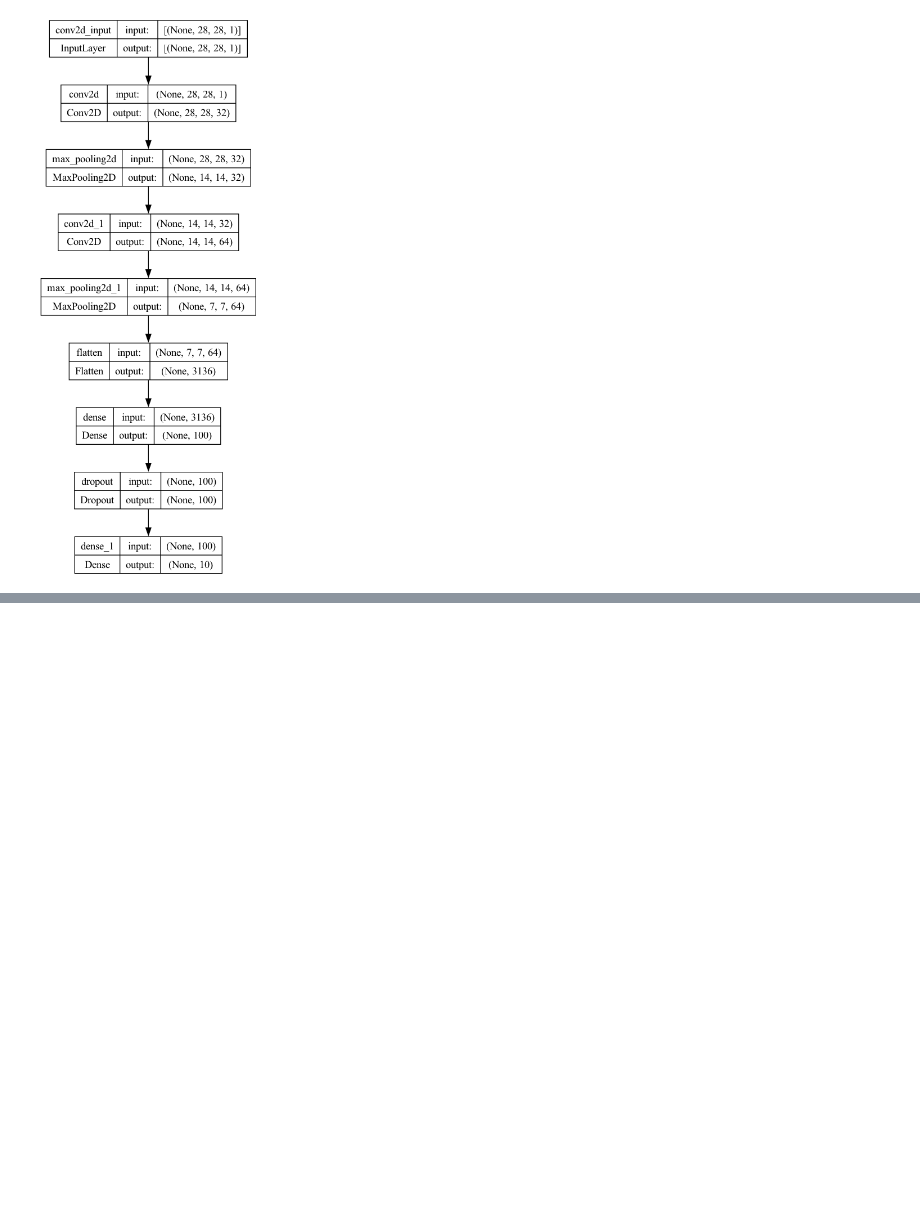
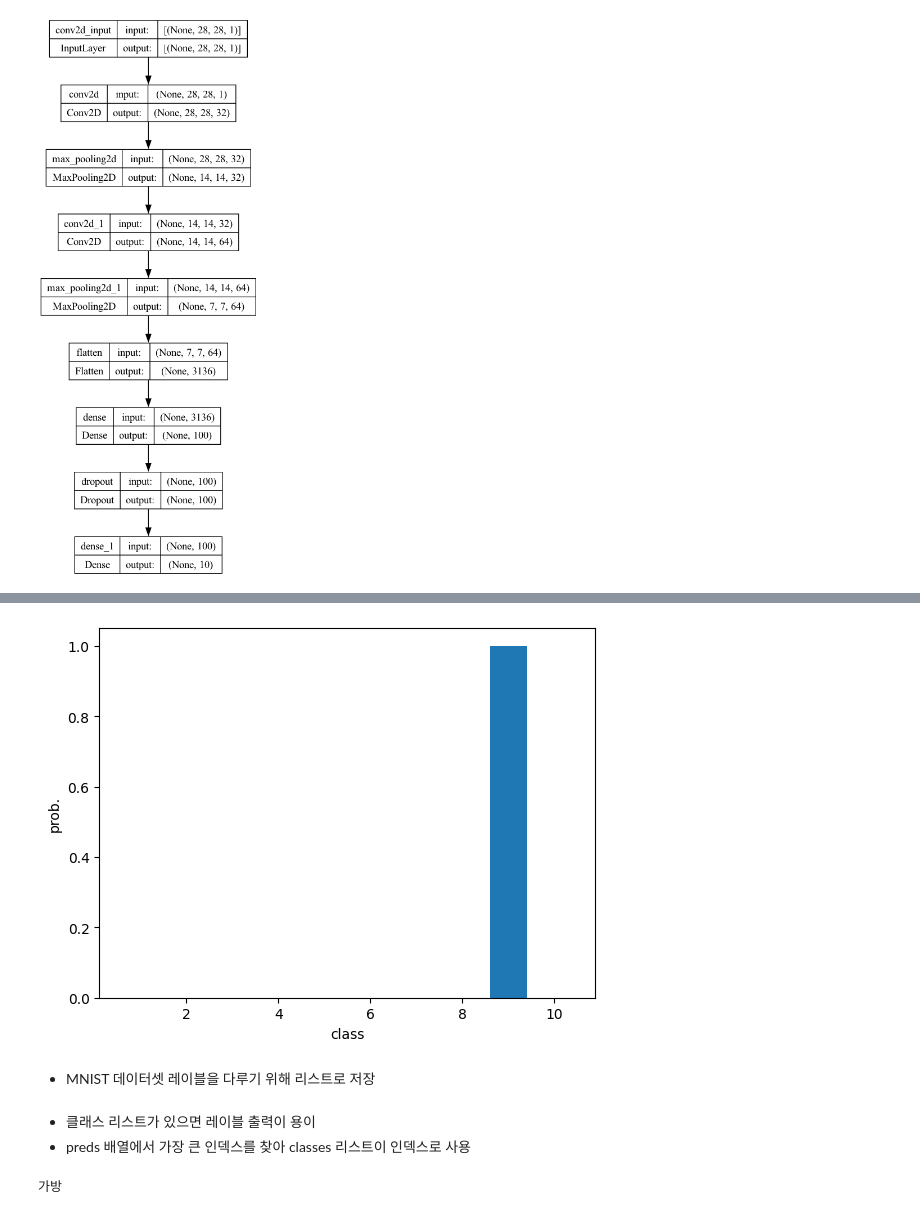
Before and after one commit to JeremyShin/hongongmachine, a Jupyter notebook: ipynb/08.이미지를_위한_인공_신경망(2.합성곱신경망을_사용한_이미지분류).ipynb, the cells around one changed output, grey strips where cells are left out. Saved outputs shown, nothing was run; the diff lists cells and outputs as text; code cells hidden in the pictures; blank space fills up the shorter version.

```diff
--- a/ipynb/08.이미지를_위한_인공_신경망(2.합성곱신경망을_사용한_이미지분류).ipynb
+++ b/ipynb/08.이미지를_위한_인공_신경망(2.합성곱신경망을_사용한_이미지분류).ipynb
@@ -131,0 +207,3 @@ keras.utils.plot_model(model, show_shapes=True)
+# %%
+preds = model.predict(val_scaled[0:1])
+print(preds)
@@ -131,0 +222,9 @@ keras.utils.plot_model(model, show_shapes=True)
+# %%
+plt.bar(range(1, 11), preds[0])
+plt.xlabel('class')
+plt.ylabel('prob.')
+plt.show()
+# %% [output]
+[figure, added]
+# %% [markdown]
+- MNIST 데이터셋 레이블을 다루기 위해 리스트로 저장
@@ -131,0 +233,8 @@ keras.utils.plot_model(model, show_shapes=True)
+# %% [markdown]
+- 클래스 리스트가 있으면 레이블 출력이 용이
+- preds 배열에서 가장 큰 인덱스를 찾아 classes 리스트이 인덱스로 사용
+# %%
+import numpy as np
+print(classes[np.argmax(preds)])
+# %% [output]
+가방
```
Also changed, not shown: parts of 18 cells of this notebook, 1 other file.
